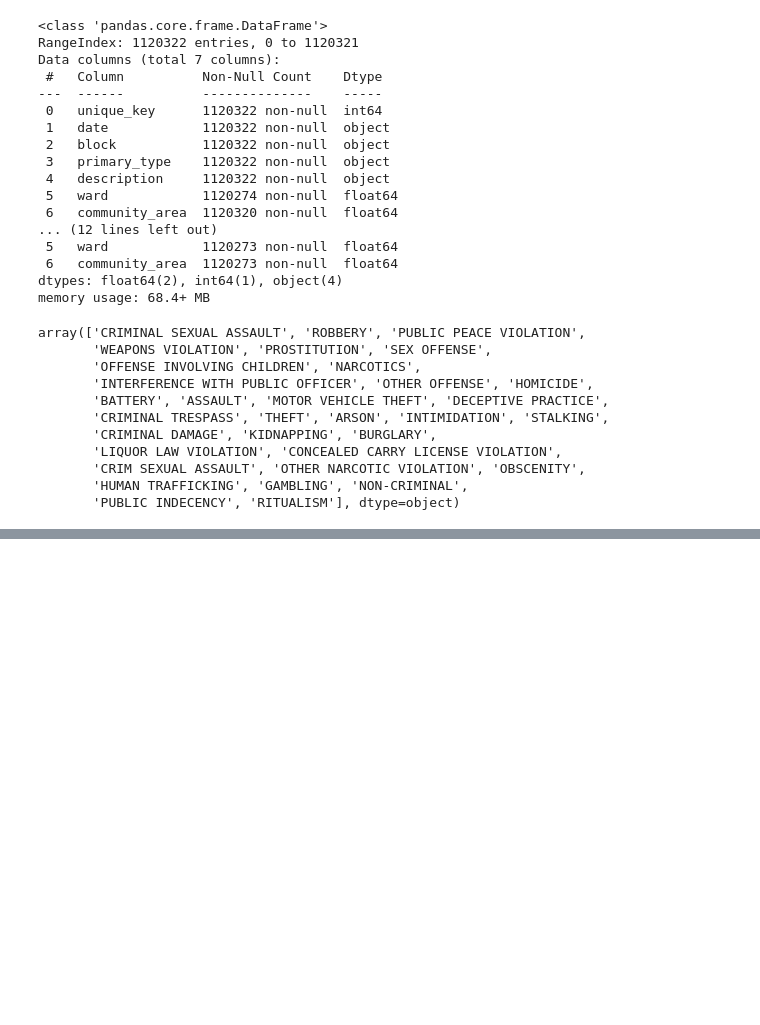
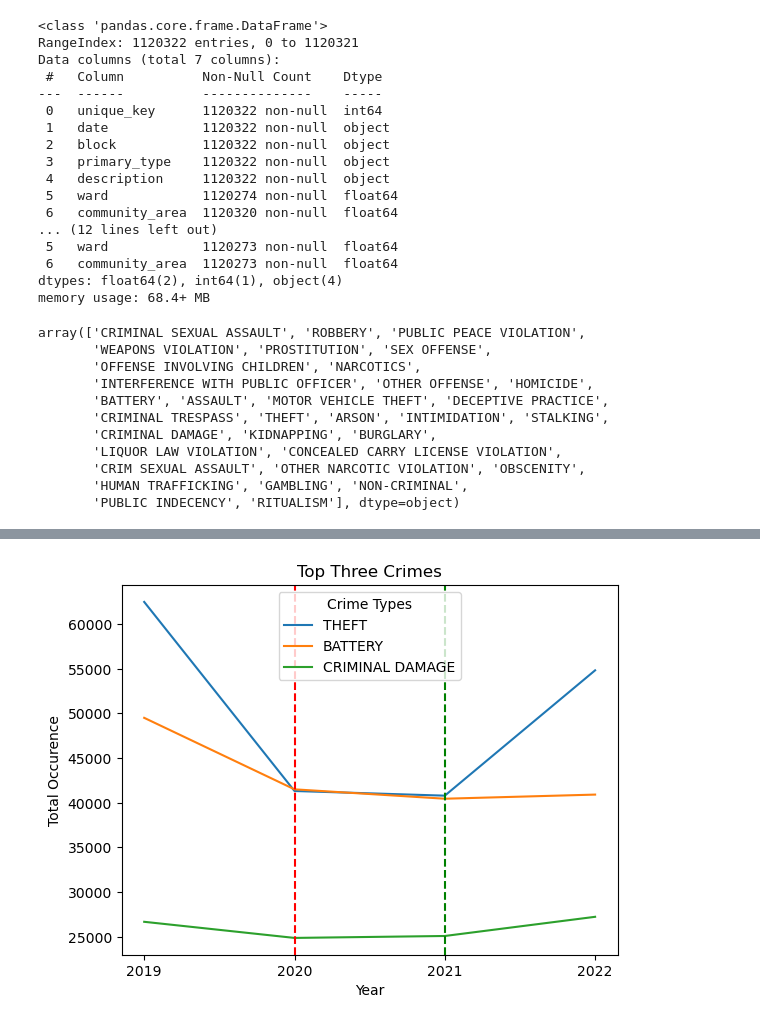
Before and after one commit to jdolinsky/chicago_crime, a Jupyter notebook: crime_increase_covid.ipynb, the cells around one changed output, grey strips where cells are left out. Cells and saved outputs as stored; diff of their text form; code cells hidden in the pictures; blank space fills up the shorter version.

Commit message:
added chart for Top three crimes

```diff
--- a/crime_increase_covid.ipynb
+++ b/crime_increase_covid.ipynb
@@ -74,0 +85,24 @@ df_crime_counts.sample(4)
+# %%
+df_top_three = pd.DataFrame(df_crime_counts["count"][["THEFT", "BATTERY", "CRIMINAL DAMAGE"]])
+df_crime_cl = pd.DataFrame(df_crime_counts["count"][['CRIMINAL SEXUAL ASSAULT', 'ROBBERY', 'PUBLIC PEACE VIOLATION',
+       'WEAPONS VIOLATION', 'PROSTITUTION', 'SEX OFFENSE',
+       'OFFENSE INVOLVING CHILDREN', 'NARCOTICS',
+       'INTERFERENCE WITH PUBLIC OFFICER', 'OTHER OFFENSE', 'HOMICIDE',
+       'BATTERY', 'ASSAULT', 'MOTOR VEHICLE THEFT', 'DECEPTIVE PRACTICE',
+       'CRIMINAL TRESPASS', 'THEFT', 'ARSON', 'INTIMIDATION', 'STALKING',
+       'CRIMINAL DAMAGE', 'KIDNAPPING', 'BURGLARY',
+       'LIQUOR LAW VIOLATION', 'CONCEALED CARRY LICENSE VIOLATION',
+       'CRIM SEXUAL ASSAULT', 'OTHER NARCOTIC VIOLATION', 'OBSCENITY',
+       'HUMAN TRAFFICKING', 'GAMBLING', 'NON-CRIMINAL',
+       'PUBLIC INDECENCY', 'RITUALISM']])
+# %%
+df_top_three_pandemic = df_top_three.loc[2019:2022]
+plot = df_top_three_pandemic.plot(xticks = range(2019,2023),
+                                  xlabel = "Year",
+                                  ylabel = "Total Occurence",
+                                  title = "Top Three Crimes")
+plot.axvline(2020, color = "red", linestyle = "dashed")
+plot.axvline(2021, color = "green", linestyle = "dashed")
+plot = plot.legend(title='Crime Types')
+# %% [output]
+[figure, added]
```
Also changed, not shown: parts of 3 cells of this notebook.
